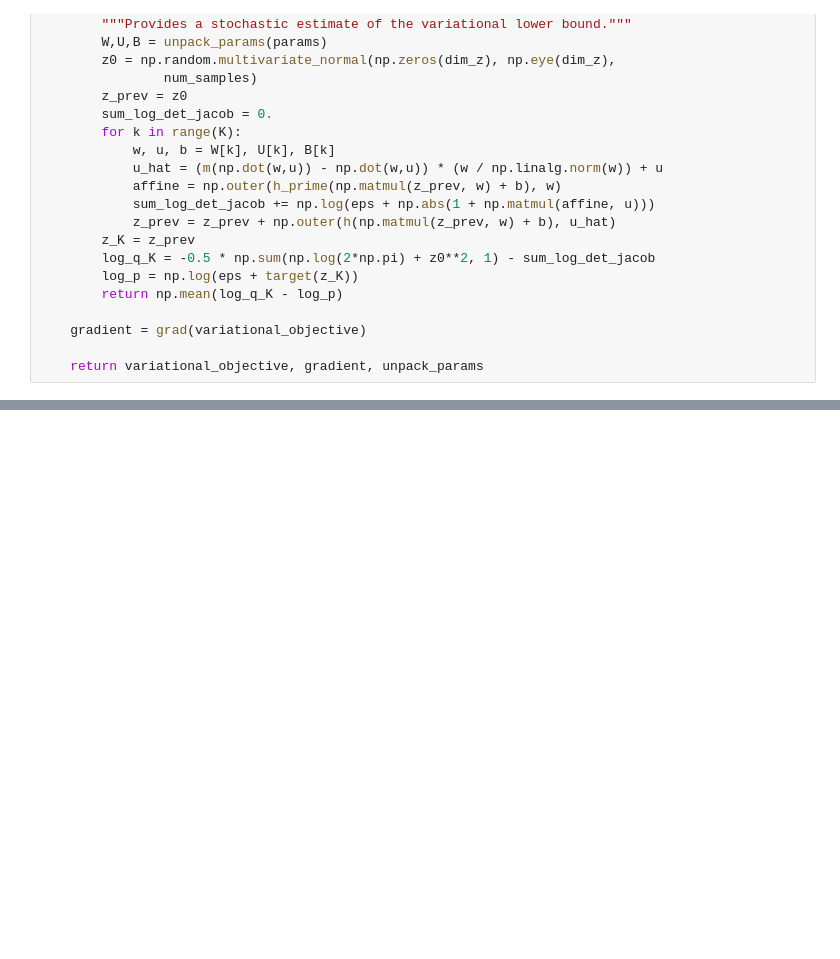
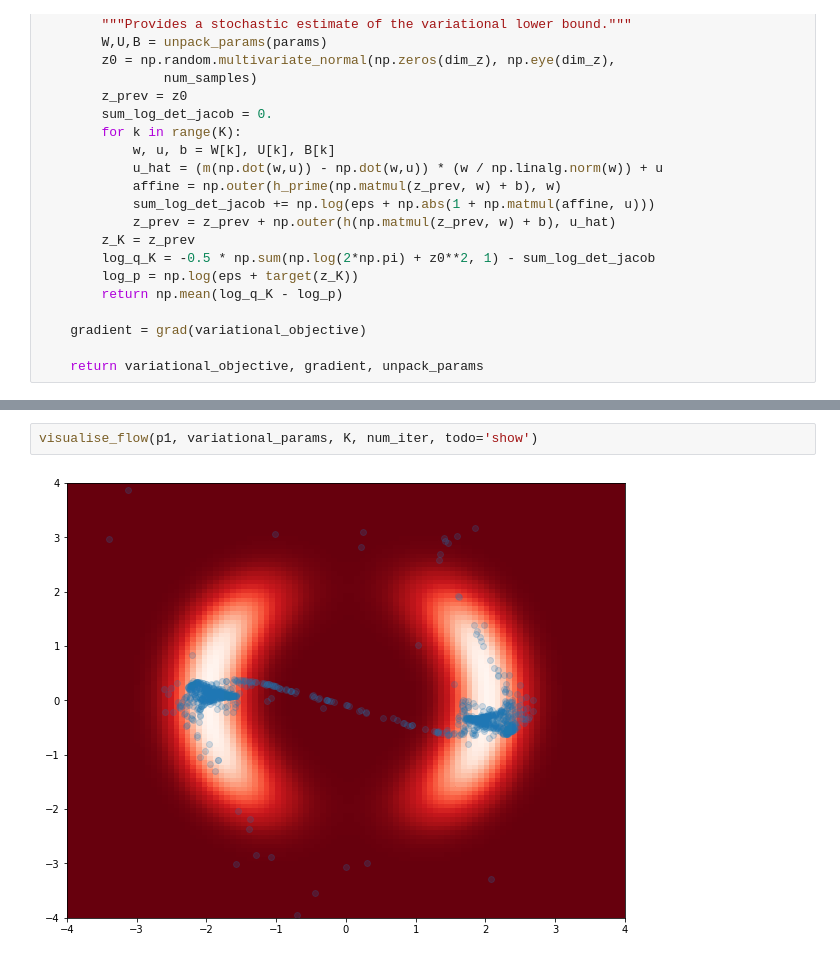
Before and after one commit to suton5/vi-normflows, a Jupyter notebook: Final.ipynb, the cells around one changed output, grey strips where cells are left out. Saved outputs shown, nothing was run; the diff lists cells and outputs as text; blank space fills up the shorter version.

```diff
--- a/Final.ipynb
+++ b/Final.ipynb
@@ -606 +680,5 @@ visualise(p1, variational_params)
+# %%
+visualise_flow(p1, variational_params, K, num_iter, todo='show')
+# %% [output]
+[figure, added]
 # %% [markdown]
```
Also changed, not shown: parts of 14 cells of this notebook.
